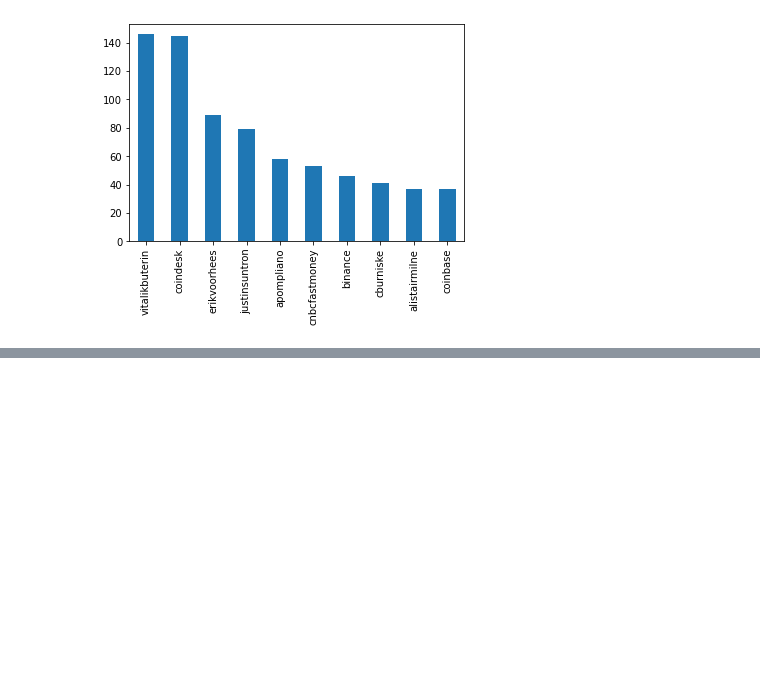
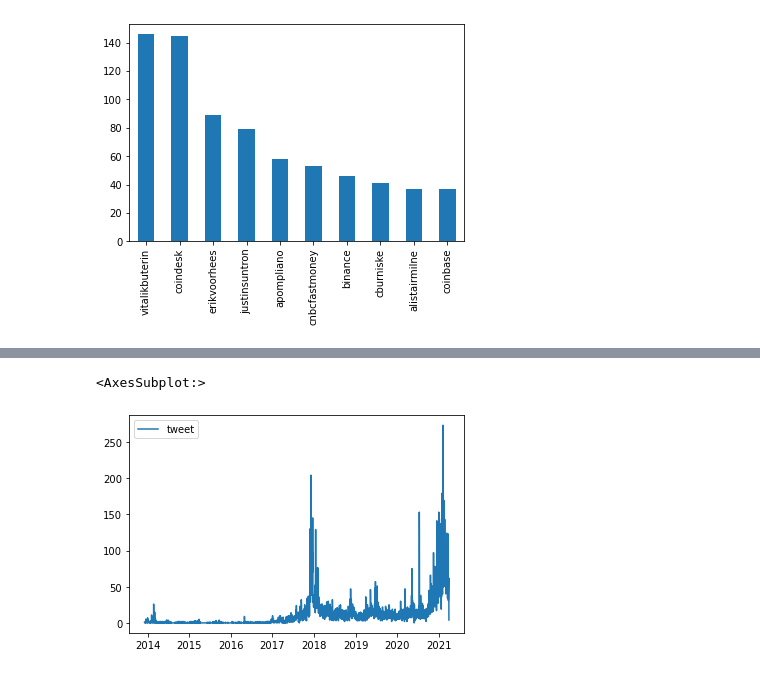
Before and after one commit to dim3003/data-analysis-crypto, a Jupyter notebook: notebooks/gp_notebooks.ipynb, the cells around one changed output, grey strips where cells are left out. Cells and saved outputs as stored; diff of their text form; code cells hidden in the pictures; blank space fills up the shorter version.

```diff
--- a/notebooks/gp_notebooks.ipynb
+++ b/notebooks/gp_notebooks.ipynb
@@ -178 +182,4 @@ test.resample("1D").sum().plot()
 [figure]
+# %%
+test.index = pd.to_datetime(test.index.values).date #convert date
+test
@@ -178,0 +200,5 @@ test.resample("1D").sum().plot()
+# %%
+test.plot()
+# %% [output]
+<AxesSubplot:>
+[figure, added]
```
Also changed, not shown: parts of 7 cells of this notebook, 1 other file.
